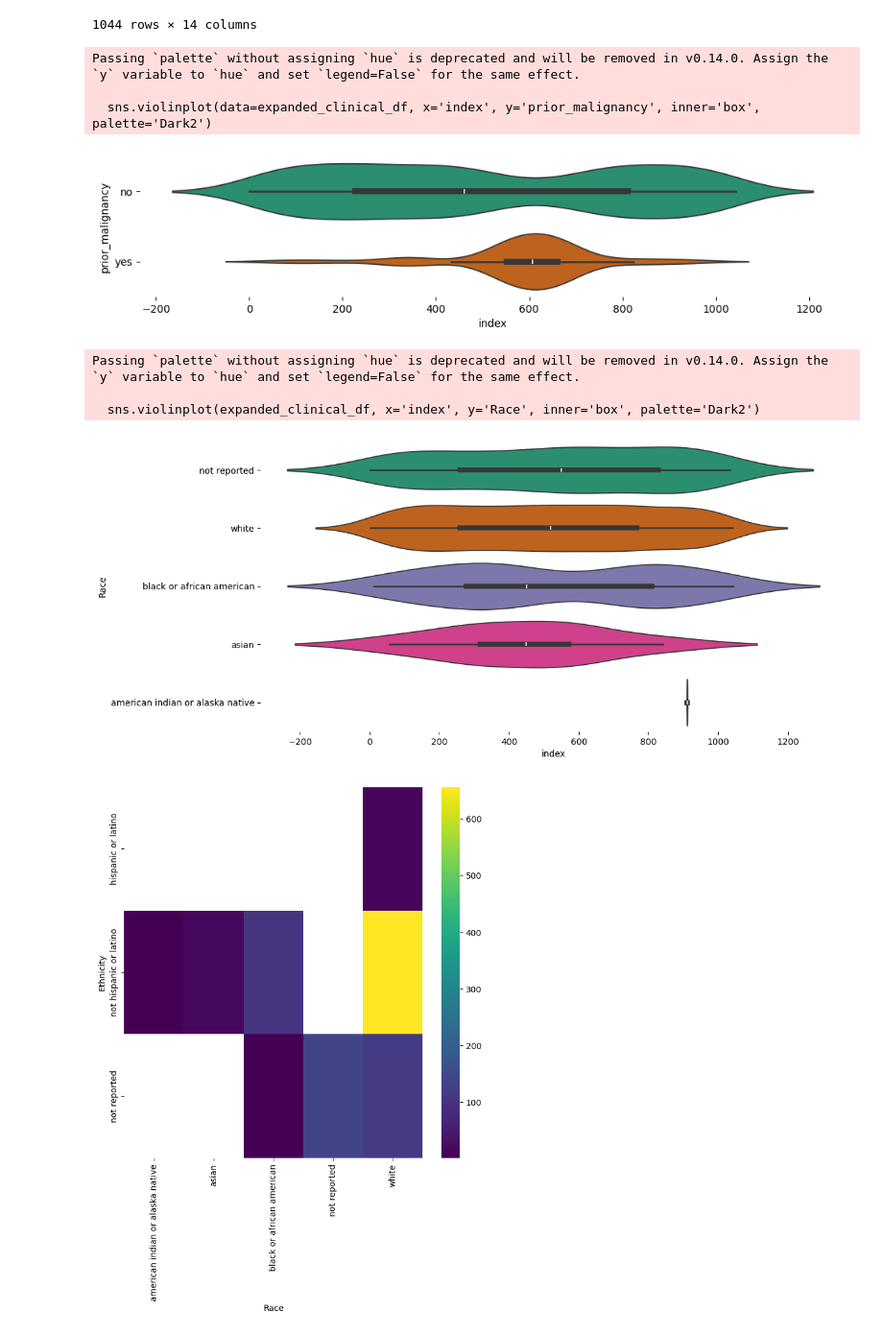
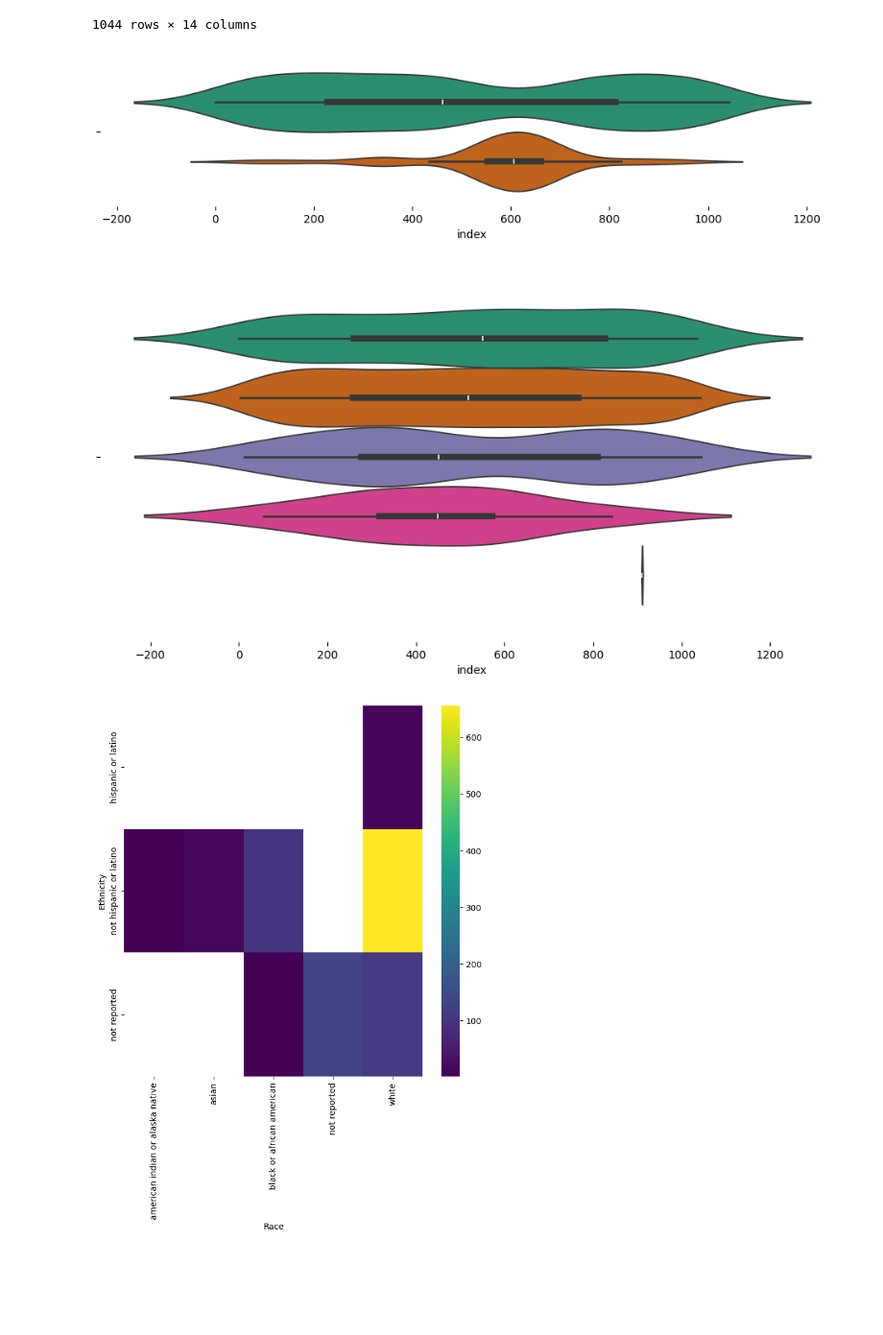
Before and after one commit to muffin-head/essex_work, a Jupyter notebook: essex_dissertation.ipynb, the cells around one changed output. Shown: that part at 96% size. Drawn from its saved outputs; the diff is of its cells as text; code cells hidden in the pictures; blank space fills up the shorter version.

```diff
--- a/essex_dissertation.ipynb
+++ b/essex_dissertation.ipynb
@@ -6,19 +6,9 @@ import pandas as pd
 import json
 import numpy as np
 def fetch_expanded_clinical_data(project):
-    """
-    Fetch expanded clinical and diagnosis data for a specific project from the GDC.
 
-    Parameters:
-    - project: The project ID (e.g., "TCGA-BRCA").
-
-    Returns:
-    A pandas DataFrame with the expanded clinical data.
-    """
-    # Endpoint for searching cases in GDC
     cases_endpt = "https://api.gdc.cancer.gov/cases"
 
-    # Updated to include additional fields
     fields = [
         "case_id",
         "demographic.gender",
@@ -36,12 +26,10 @@ def fetch_expanded_clinical_data(project):
         "diagnoses.age_at_diagnosis",
         "diagnoses.prior_malignancy",
 
-        "diagnoses.days_to_last_follow_up",# Added
-        "project.disease_type",  # Added
-        "project.primary_site",  # Added
-        "samples.longest_dimension",  # Added
-        # Note: "cancer.type" and "Subtype_Selected" might not directly correspond to GDC fields.
-        # You may need metadata annotations or additional logic to derive these values.
+        "diagnoses.days_to_last_follow_up",
+        "project.disease_type",
+        "project.primary_site",
+        "samples.longest_dimension"
     ]
     filters = {
         "op": "in",
@@ -82,15 +70,11 @@ def fetch_expanded_clinical_data(project):
                         "days_to_last_follow_up": diagnosis.get("days_to_last_follow_up"),
                         "age_at_diagnosis": diagnosis.get("age_at_diagnosis"),
                         "ajcc_pathologic_stage": diagnosis.get("ajcc_pathologic_stage"),
-                        #"days_to_diagnosis": diagnosis.get("days_to_diagnosis"),
                         "Treatment Type": treatment.get("treatment_type"),
-                        #"Treatment outcome": treatment.get("drug_category"),
                         "Morphology": diagnosis.get("morphology"),
                         "Year of Diagnosis": diagnosis.get("year_of_diagnosis"),
                         "Tissue or Organ of Origin": diagnosis.get("tissue_or_organ_of_origin"),
-                        #"Primary Site": case.get("project", {}).get("primary_site"),
-                        "Longest Dimension": samples.get("longest_dimension"),
-                        # "Cancer Type" and "Subtype Selected" handling depends on your specific data annotations or additional fields
+                        "Longest Dimension": samples.get("longest_dimension")
                     })
 
         return pd.DataFrame(expanded_clinical_details)
@@ -98,8 +82,7 @@ def fetch_expanded_clinical_data(project):
         print("Failed to query GDC API.")
         return pd.DataFrame()
 
-# Example usage
-project_id = "TCGA-LUAD"  # Example: Lung Adenocarcinoma
+project_id = "TCGA-LUAD"
 expanded_clinical_df = fetch_expanded_clinical_data(project_id)
 expanded_clinical_df['age'] = np.where(pd.notnull(expanded_clinical_df['age_at_diagnosis']),(expanded_clinical_df['age_at_diagnosis'] / 365.25).round(),np.nan)
 expanded_clinical_df.drop(['age_at_diagnosis'],axis=1)
@@ -120,29 +106,22 @@ expanded_clinical_df.drop(['age_at_diagnosis'],axis=1)
 # %%
-expanded_clinical_df.reset_index(inplace=True)
-expanded_clinical_df.rename(columns={'index': 'index'}, inplace=True)
+
 from matplotlib import pyplot as plt
 import seaborn as sns
 figsize = (12, 1.2 * len(expanded_clinical_df['prior_malignancy'].unique()))
 plt.figure(figsize=figsize)
-sns.violinplot(data=expanded_clinical_df, x='index', y='prior_malignancy', inner='box', palette='Dark2')
+sns.violinplot(data=expanded_clinical_df, x='index', hue='prior_malignancy',legend=False, inner='box', palette='Dark2')
 sns.despine(top=True, right=True, bottom=True, left=True)
 # %% [output]
-Passing `palette` without assigning `hue` is deprecated and will be removed in v0.14.0. Assign the `y` variable to `hue` and set `legend=False` for the same effect.
-
-  sns.violinplot(data=expanded_clinical_df, x='index', y='prior_malignancy', inner='box', palette='Dark2')
-[figure, old version]
+[figure, new version]
 # %%
 from matplotlib import pyplot as plt
 import seaborn as sns
 figsize = (12, 1.2 * len(expanded_clinical_df['Race'].unique()))
 plt.figure(figsize=figsize)
-sns.violinplot(expanded_clinical_df, x='index', y='Race', inner='box', palette='Dark2')
+sns.violinplot(expanded_clinical_df, x='index', hue='Race', inner='box', legend=False, palette='Dark2')
 sns.despine(top=True, right=True, bottom=True, left=True)
 # %% [output]
-Passing `palette` without assigning `hue` is deprecated and will be removed in v0.14.0. Assign the `y` variable to `hue` and set `legend=False` for the same effect.
-
-  sns.violinplot(expanded_clinical_df, x='index', y='Race', inner='box', palette='Dark2')
-[figure, old version]
+[figure, new version]
 # %%
 from matplotlib import pyplot as plt
 import seaborn as sns
```
Also changed, not shown: parts of 1 cell of this notebook.
